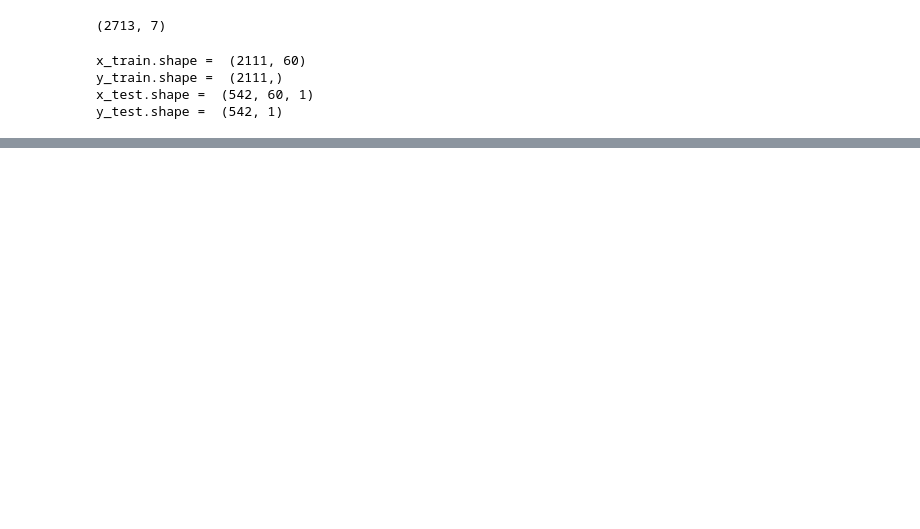
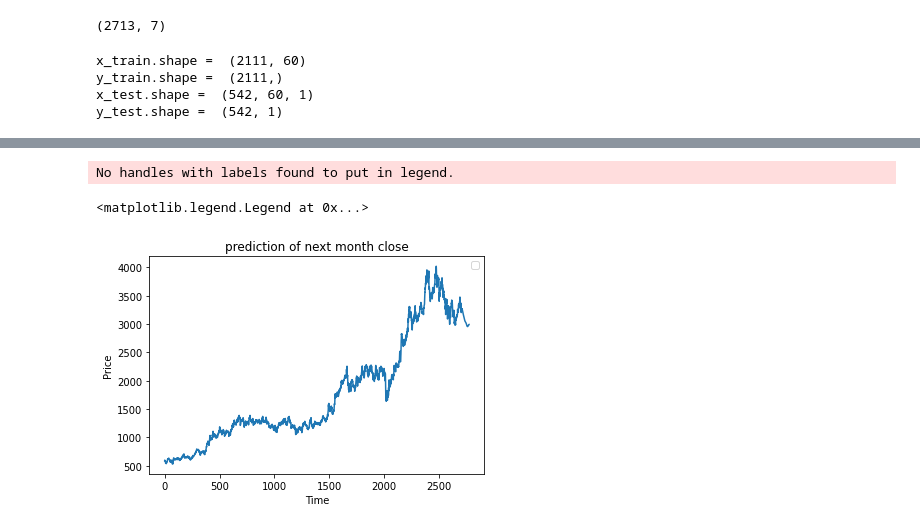
Before and after one commit to abdullah5282/BiLSTM-in-Stock-Prediction, a Jupyter notebook: BILSTM_in_Stock_prediction.ipynb, the cells around one changed output, grey strips where cells are left out. Saved outputs shown, nothing was run; the diff lists cells and outputs as text; code cells hidden in the pictures; blank space fills up the shorter version.

```diff
--- a/BILSTM_in_Stock_prediction.ipynb
+++ b/BILSTM_in_Stock_prediction.ipynb
@@ -267,0 +382,13 @@ plt.show()
+# %%
+final_graph = scaler.inverse_transform(ds_new).tolist()
+# %%
+plt.plot(final_graph,)
+plt.ylabel("Price")
+plt.xlabel("Time")
+plt.title("prediction of next month close")
+#plt.axhline(y=final_graph[len(final_graph)-1], color = 'red', linestyle = ':', label = 'NEXT 30D: {0}'.format(round(float(*final_graph[len(final_graph)-1]),2)))
+plt.legend()
+# %% [output]
+No handles with labels found to put in legend.
+<matplotlib.legend.Legend at 0x...>
+[figure, added]
```
Also changed, not shown: parts of 28 cells of this notebook.
